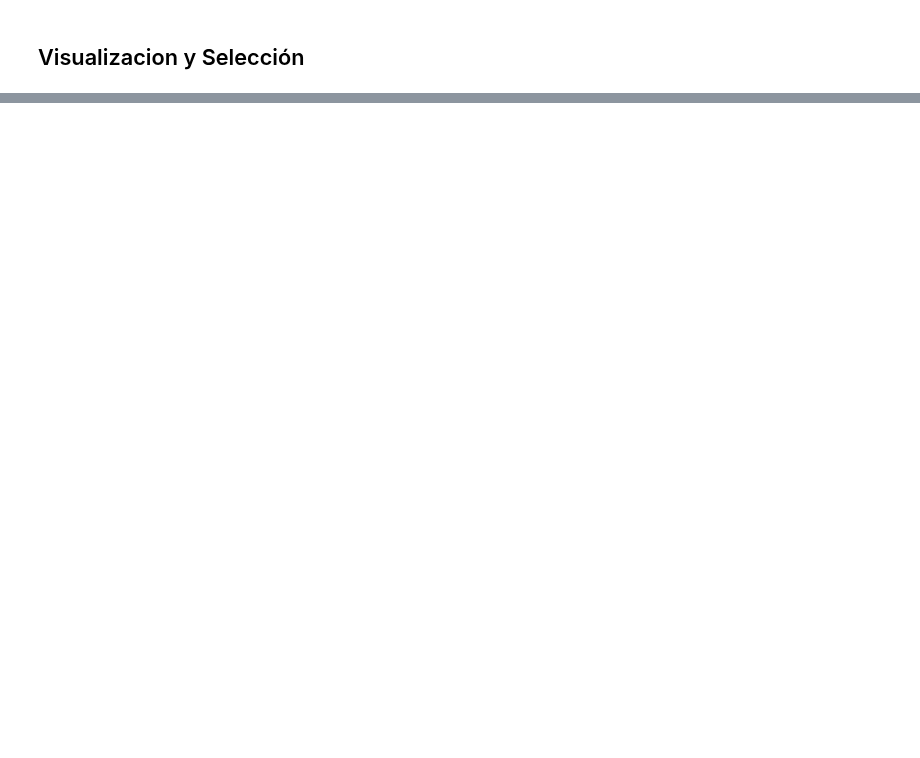
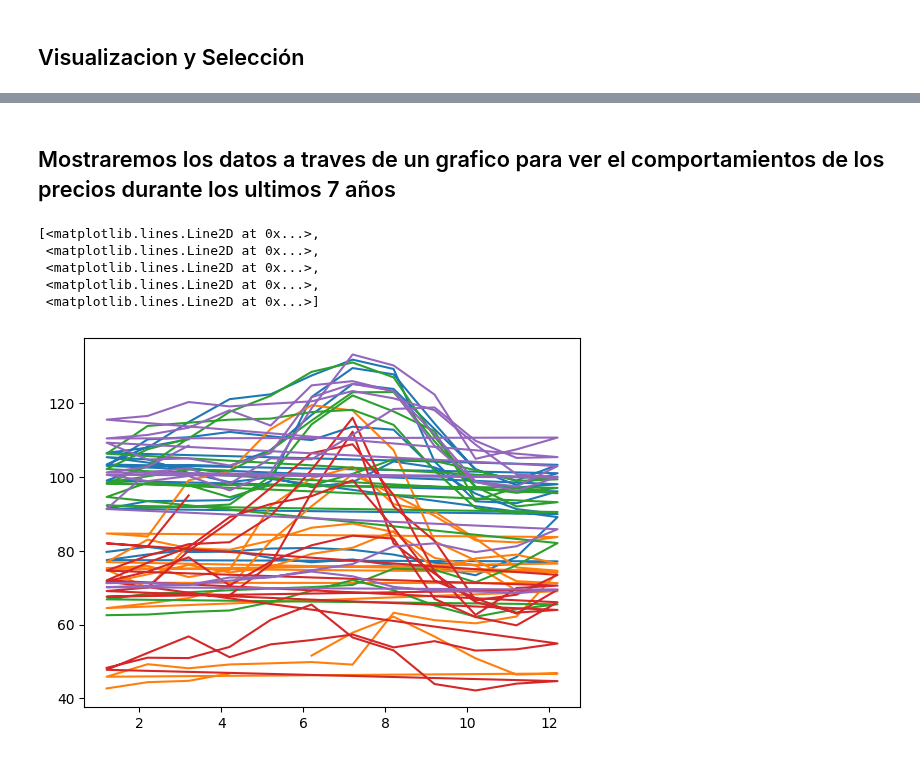
Before and after one commit to betorockers/DataScience_AluraLatam, a Jupyter notebook: 3-ETL/1-Numpy/Numpy.ipynb, the cells around one changed output, grey strips where cells are left out. Cells and saved outputs as stored; diff of their text form; code cells hidden in the pictures; blank space fills up the shorter version.

```diff
--- a/3-ETL/1-Numpy/Numpy.ipynb
+++ b/3-ETL/1-Numpy/Numpy.ipynb
@@ -190,2 +198,5 @@ array([ 2.96,  3.91,  4.42, ..., 15.59, 15.92, 16.45], shape=(10000,))
 # %% [markdown]
 ## Visualizacion y Selección
+# %%
+fechas = datos_transpuestos[:,0]
+fechas
@@ -191,0 +217,3 @@ array([ 2.96,  3.91,  4.42, ..., 15.59, 15.92, 16.45], shape=(10000,))
+# %%
+precios = datos_transpuestos[:,1:]
+precios
@@ -191,0 +238,13 @@ array([ 2.96,  3.91,  4.42, ..., 15.59, 15.92, 16.45], shape=(10000,))
+# %% [markdown]
+## Mostraremos los datos a traves de un grafico para ver el comportamientos de los precios durante los ultimos 7 años
+# %%
+import matplotlib.pyplot as plt
+
+plt.plot(fechas,precios)
+# %% [output]
+[<matplotlib.lines.Line2D at 0x...>,
+ <matplotlib.lines.Line2D at 0x...>,
+ <matplotlib.lines.Line2D at 0x...>,
+ <matplotlib.lines.Line2D at 0x...>,
+ <matplotlib.lines.Line2D at 0x...>]
+[figure, added]
```
Also changed, not shown: parts of 114 cells of this notebook, 1 other file.
